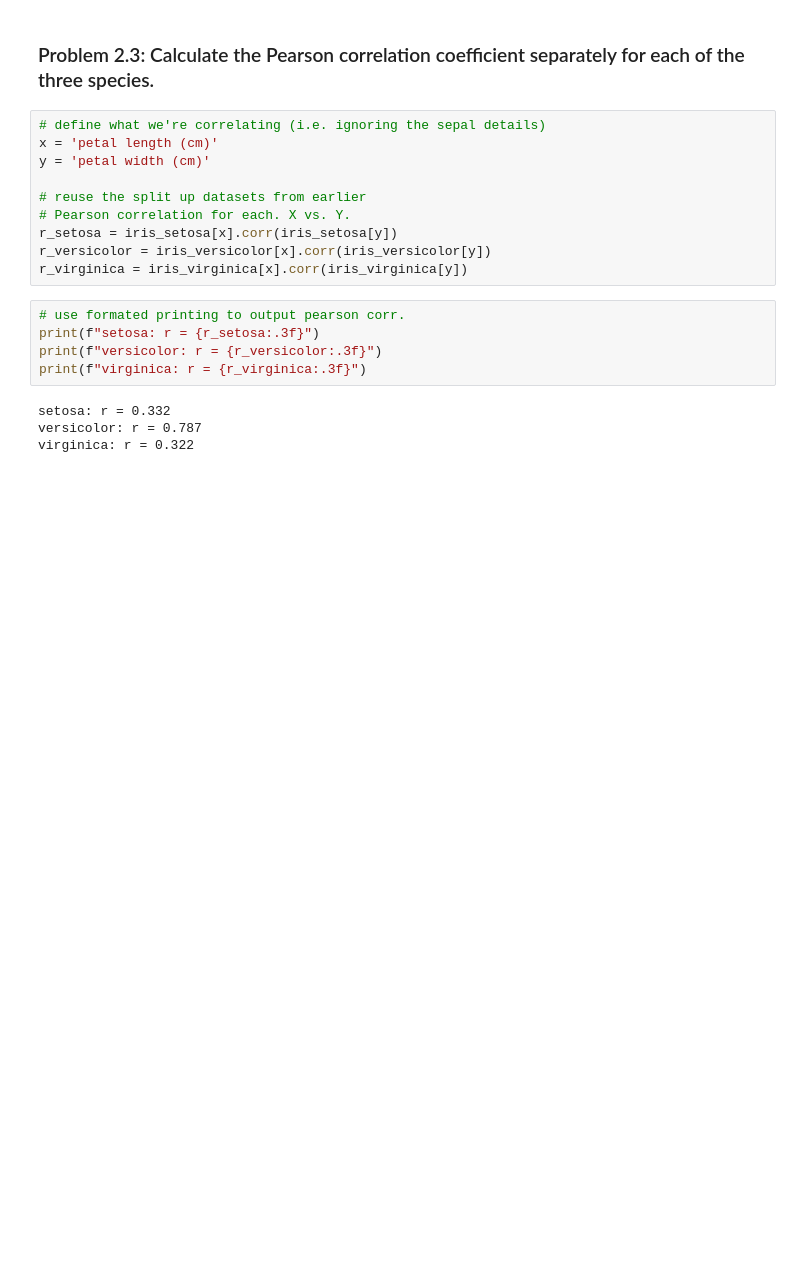
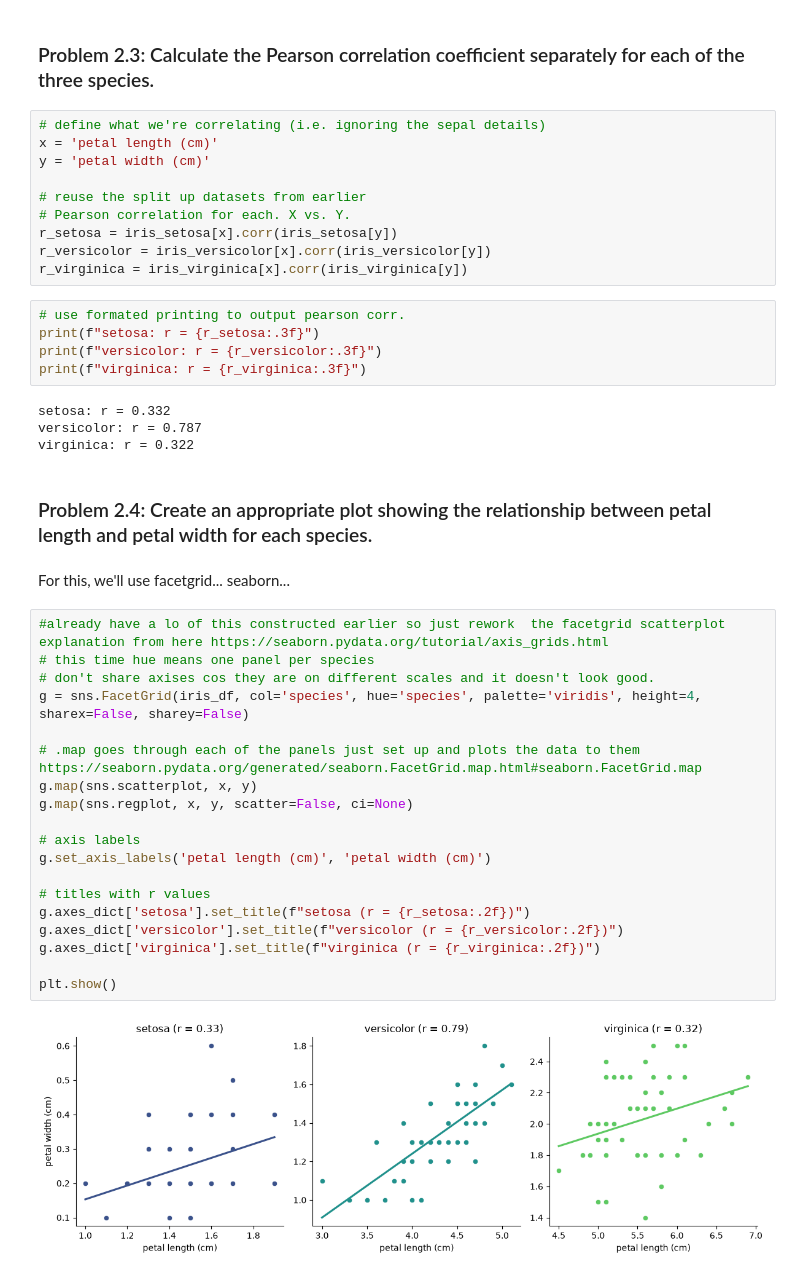
Before and after one commit to EmmaChubbCode/Applied_statistics, a Jupyter notebook: problems.ipynb, the cells around one changed output. Drawn from its saved outputs; the diff is of its cells as text; blank space fills up the shorter version.

Commit message:
correlation for the three species

```diff
--- a/problems.ipynb
+++ b/problems.ipynb
@@ -253,3 +271,28 @@ print(f"virginica: r = {r_virginica:.3f}")
 setosa: r = 0.332
 versicolor: r = 0.787
 virginica: r = 0.322
+# %% [markdown]
+### Problem 2.4: Create an appropriate plot showing the relationship between petal length and petal width for each species.
+# %% [markdown]
+For this, we'll use facetgrid... seaborn...
+# %%
+#already have a lo of this constructed earlier so just rework  the facetgrid scatterplot explanation from here https://seaborn.pydata.org/tutorial/axis_grids.html
+# this time hue means one panel per species
+# don't share axises cos they are on different scales and it doesn't look good.
+g = sns.FacetGrid(iris_df, col='species', hue='species', palette='viridis', height=4, sharex=False, sharey=False)
+
+# .map goes through each of the panels just set up and plots the data to them https://seaborn.pydata.org/generated/seaborn.FacetGrid.map.html#seaborn.FacetGrid.map
+g.map(sns.scatterplot, x, y)
+g.map(sns.regplot, x, y, scatter=False, ci=None)
+
+# axis labels
+g.set_axis_labels('petal length (cm)', 'petal width (cm)')
+
+# titles with r values
+g.axes_dict['setosa'].set_title(f"setosa (r = {r_setosa:.2f})")
+g.axes_dict['versicolor'].set_title(f"versicolor (r = {r_versicolor:.2f})")
+g.axes_dict['virginica'].set_title(f"virginica (r = {r_virginica:.2f})")
+
+plt.show()
+# %% [output]
+[figure, added]
```
Also changed, not shown: parts of 1 cell of this notebook.
